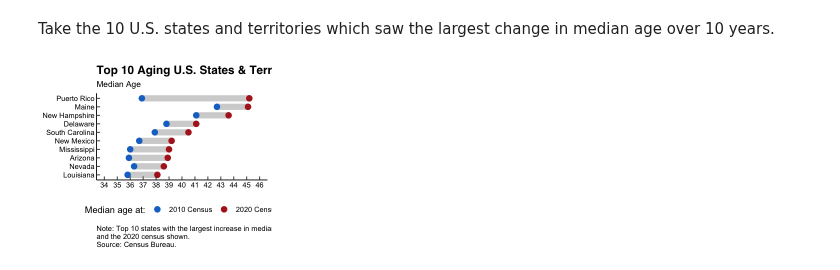
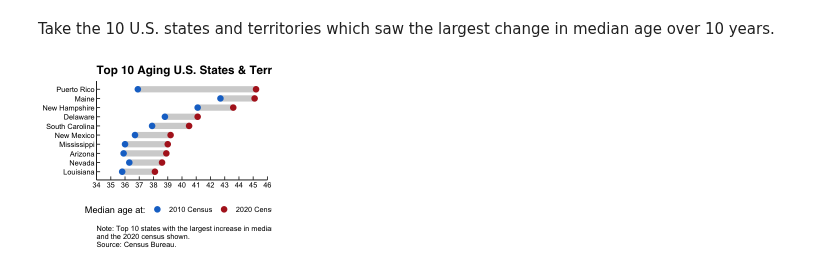
Before and after one commit to maha4028/economic-charting, a Jupyter notebook: generate_plots.ipynb, the cells around one changed output. Cells and saved outputs as stored; diff of their text form; code cells hidden in the pictures.

```diff
--- a/generate_plots.ipynb
+++ b/generate_plots.ipynb
@@ -849,34 +850,48 @@ Take the 10 U.S. states and territories which saw the largest change in median a
 # %%
 df_long <- df %>% slice_max(order_by = chg, n = 10) %>% select(-chg) %>% pivot_longer(-c(state, NAME))
 
 neat_order <- (df %>% arrange(DP1_0073C))$NAME
 
-df_long %>%
+aging <- df_long %>%
   mutate(NAME = factor(NAME, levels = neat_order)) %>%
   ggplot(aes(x=value,y=NAME)) +
   geom_line(aes(group=NAME), color="lightgrey", linewidth=3.5) +
   geom_point(aes(color=name), size=3) +
   theme_classic() +
-  theme(legend.position = "bottom",
-        plot.title = element_text(family = "Helvetica", face = "bold", size = 14),
-        plot.subtitle = element_text(hjust = 0, size = 10),
-        axis.text = element_text(color = "black"),
-        axis.ticks.length = unit(-0.15, "cm"),
-        plot.caption = element_text(hjust = 0)
-        ) +
-  scale_color_manual(name="Median age at:",
-                     breaks=c("P013001", "DP1_0073C"),
-                     values=c("DP1_0073C"="firebrick", "P013001"="dodgerblue3"),
-                     labels=c("DP1_0073C"="2020 Census","P013001"="2010 Census")
-                    ) +
-  scale_x_continuous(limits=c(34, 46), breaks = seq(30, 46, 1)) +
+  theme(
+    legend.position = "bottom",
+    plot.title = element_text(family = "Helvetica", face = "bold", size = 14),
+    plot.subtitle = element_text(hjust = 0, size = 10),
+    axis.text = element_text(color = "black"),
+    axis.ticks.length = unit(-0.15, "cm"),
+    plot.caption = element_text(hjust = 0)
+    ) +
+  scale_color_manual(
+    name="Median age at:",
+    breaks=c("P013001", "DP1_0073C"),
+    values=c("DP1_0073C"="firebrick", "P013001"="dodgerblue3"),
+    labels=c("DP1_0073C"="2020 Census","P013001"="2010 Census")
+    ) +
+  scale_x_continuous(
+    limits=c(34, 46),
+    breaks = seq(30, 46, 1),
+    expand = c(0, 0)
+    ) +
+    scale_y_discrete(
+      expand=c(0.1,0)
+    ) +
   xlab(NULL) + ylab(NULL) +
   labs(
     title = "Top 10 Aging U.S. States & Territories",
-    subtitle = "Median Age",
-    caption = paste0("Note: Top 10 states with the largest increase in median age between the 2010 census",
+    # subtitle = "Median Age",
+    caption = paste0(
+      "Note: Top 10 states with the largest increase in median age between the 2010 census",
       "\nand the 2020 census shown.",
       "\nSource: Census Bureau.")
     )
+
+aging
+
+ggsave("plots/aging.png", plot = aging, width = 3.9*1.25, height = 3.2+(0.13*4), units = "in", dpi = 300)
 # %% [output]
-[figure, old version]
+[figure, new version]
```
Also changed, not shown: parts of 1 cell of this notebook, 3 other files.
